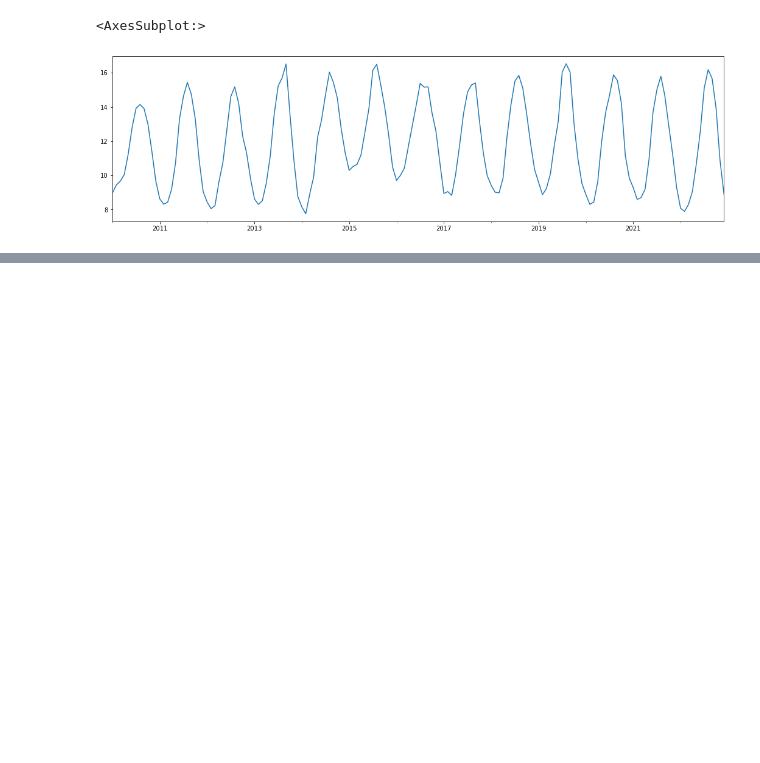
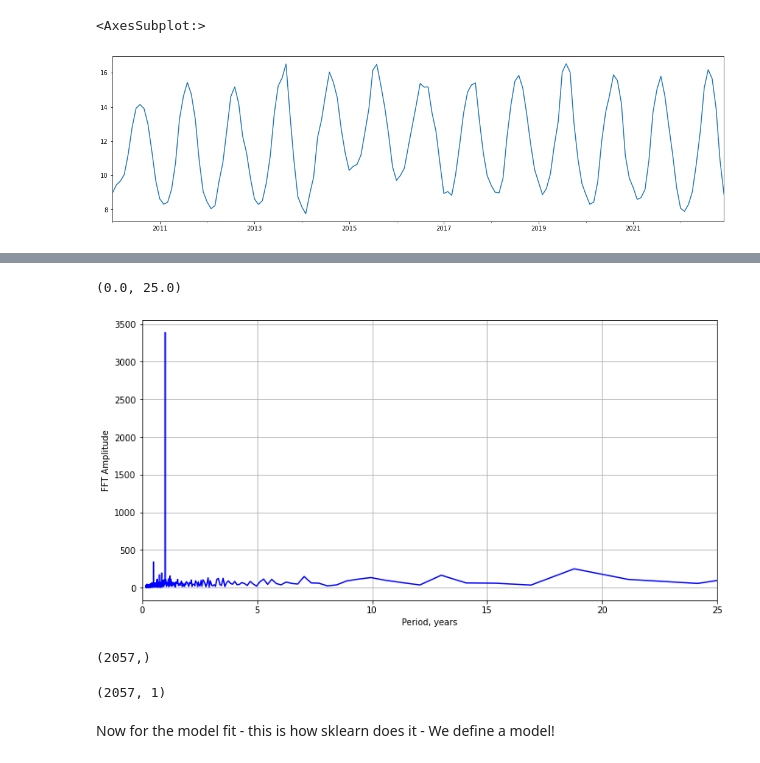
Before and after one commit to eoda-macs401/earth_ocean_data_analysis, a Jupyter notebook: _sources/Notebooks/Untitled.ipynb, the cells around one changed output, grey strips where cells are left out. Cells and saved outputs as stored; diff of their text form; code cells hidden in the pictures; blank space fills up the shorter version.

```diff
--- a/_sources/Notebooks/Untitled.ipynb
+++ b/_sources/Notebooks/Untitled.ipynb
@@ -115,0 +198,11 @@ sst.loc['2010':'2022'].plot(figsize=(18,5))
+# %%
+plt.figure(figsize = (12,6))
+plt.plot(1/f_oneside/365, f_spec_oneside, 'b')
+plt.xlabel('Period, years')
+plt.ylabel('FFT Amplitude')
+plt.grid()
+
+plt.xlim((0, 25))
+# %% [output]
+(0.0, 25.0)
+[figure, added]
@@ -115,0 +212,14 @@ sst.loc['2010':'2022'].plot(figsize=(18,5))
+# %%
+# converting my timeseries back to ... a number
+# this will be days relative to the start of my record
+
+dt = (sst_reg.index - sst_reg.index[0]).days.to_numpy()
+
+dt.shape
+# %% [output]
+(2057,)
+# %%
+X = dt.reshape(-1,1)
+X.shape
+# %% [output]
+(2057, 1)
@@ -115,0 +228,3 @@ sst.loc['2010':'2022'].plot(figsize=(18,5))
+# %% [markdown]
+Now for the model fit - this is how sklearn does it -
+We define a model!
```
Also changed, not shown: parts of 25 cells of this notebook, 16 other files.
